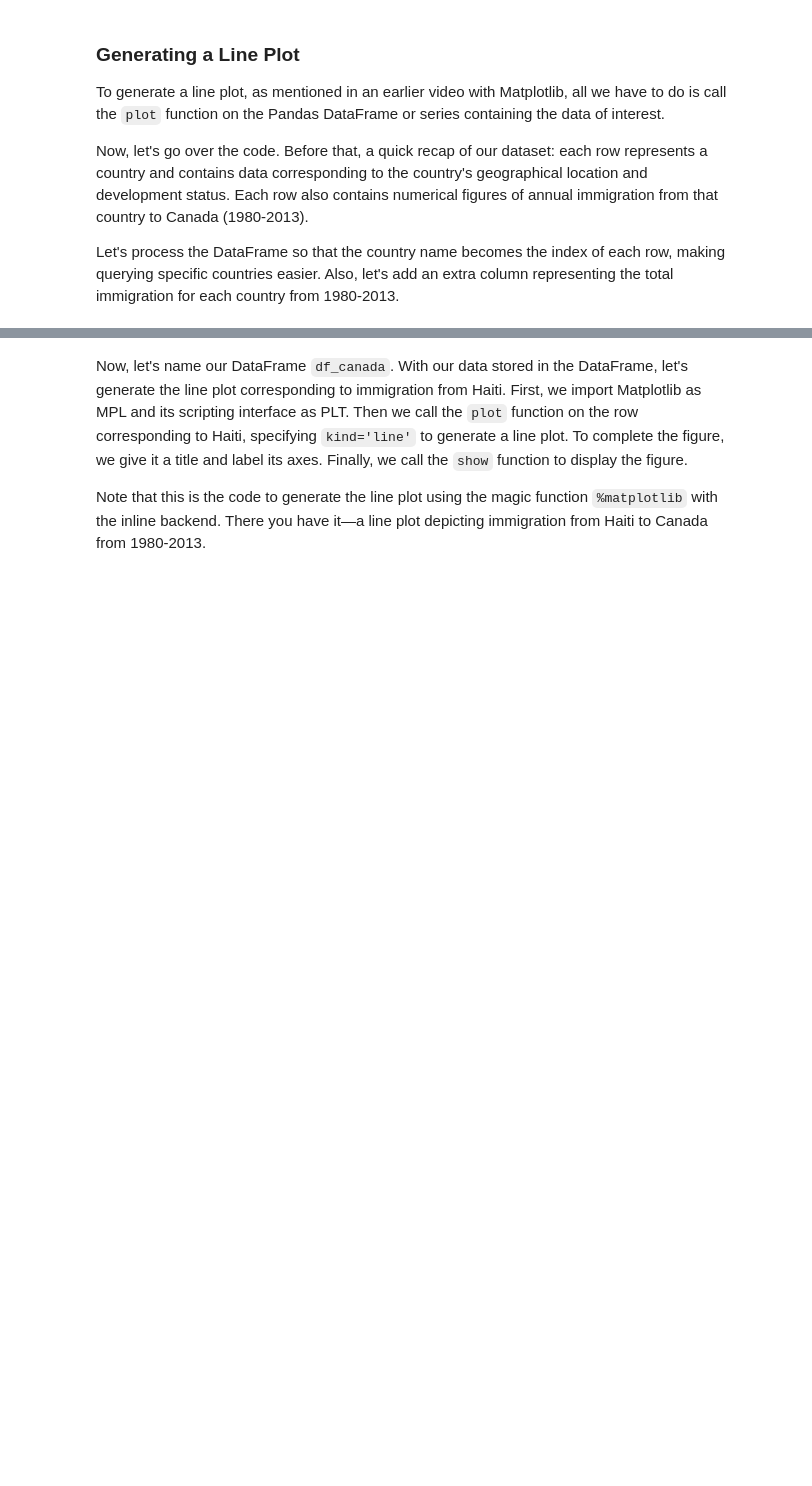
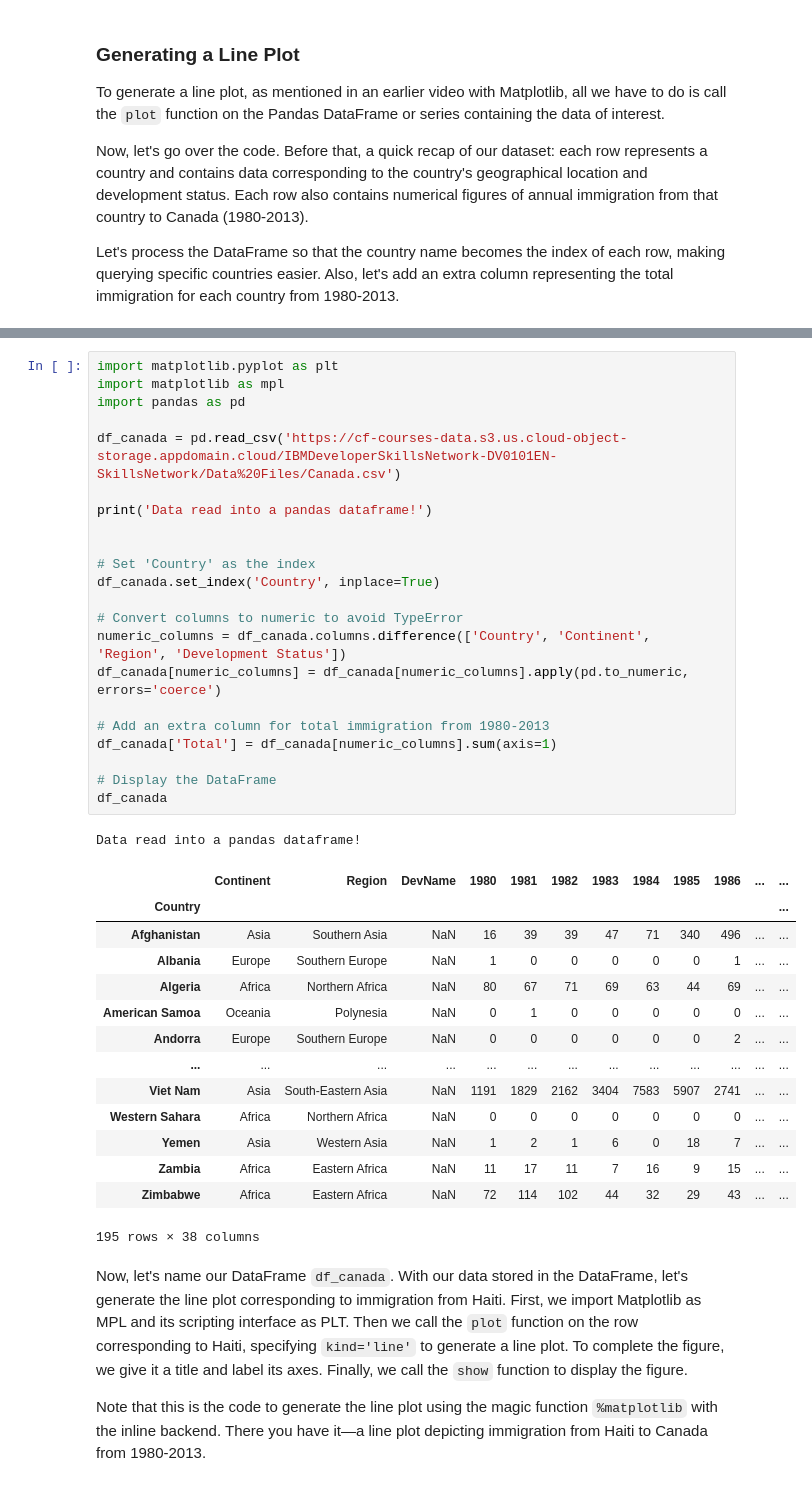
Before and after one commit to ujjwaltyagi2000/ibm-data-science, a Jupyter notebook: Data Visualization/line-plots.ipynb, the cells around one changed output, grey strips where cells are left out. Cells and saved outputs as stored; diff of their text form; blank space fills up the shorter version.

```diff
--- a/Data Visualization/line-plots.ipynb
+++ b/Data Visualization/line-plots.ipynb
@@ -91,3 +10,41 @@ df_canada
+# %%
+import matplotlib.pyplot as plt
+import matplotlib as mpl
+import pandas as pd
+
+df_canada = pd.read_csv('https://cf-courses-data.s3.us.cloud-object-storage.appdomain.cloud/IBMDeveloperSkillsNetwork-DV0101EN-SkillsNetwork/Data%20Files/Canada.csv')
+
+print('Data read into a pandas dataframe!')
+
+
+# Set 'Country' as the index
+df_canada.set_index('Country', inplace=True)
+
+# Convert columns to numeric to avoid TypeError
+numeric_columns = df_canada.columns.difference(['Country', 'Continent', 'Region', 'Development Status'])
+df_canada[numeric_columns] = df_canada[numeric_columns].apply(pd.to_numeric, errors='coerce')
+
+# Add an extra column for total immigration from 1980-2013
+df_canada['Total'] = df_canada[numeric_columns].sum(axis=1)
+
+# Display the DataFrame
+df_canada
+# %% [output]
+Data read into a pandas dataframe!
+|  | Continent | Region | DevName | 1980 | 1981 | 1982 | 1983 | 1984 | 1985 | 1986 | ... | ... |
+| Country |  |  |  |  |  |  |  |  |  |  |  | ... |
+| Afghanistan | Asia | Southern Asia | NaN | 16 | 39 | 39 | 47 | 71 | 340 | 496 | ... | ... |
+| Albania | Europe | Southern Europe | NaN | 1 | 0 | 0 | 0 | 0 | 0 | 1 | ... | ... |
+| Algeria | Africa | Northern Africa | NaN | 80 | 67 | 71 | 69 | 63 | 44 | 69 | ... | ... |
+| American Samoa | Oceania | Polynesia | NaN | 0 | 1 | 0 | 0 | 0 | 0 | 0 | ... | ... |
+| Andorra | Europe | Southern Europe | NaN | 0 | 0 | 0 | 0 | 0 | 0 | 2 | ... | ... |
+| ... | ... | ... | ... | ... | ... | ... | ... | ... | ... | ... | ... | ... |
+| Viet Nam | Asia | South-Eastern Asia | NaN | 1191 | 1829 | 2162 | 3404 | 7583 | 5907 | 2741 | ... | ... |
+| Western Sahara | Africa | Northern Africa | NaN | 0 | 0 | 0 | 0 | 0 | 0 | 0 | ... | ... |
+| Yemen | Asia | Western Asia | NaN | 1 | 2 | 1 | 6 | 0 | 18 | 7 | ... | ... |
+| Zambia | Africa | Eastern Africa | NaN | 11 | 17 | 11 | 7 | 16 | 9 | 15 | ... | ... |
+| Zimbabwe | Africa | Eastern Africa | NaN | 72 | 114 | 102 | 44 | 32 | 29 | 43 | ... | ... |
+195 rows × 38 columns
 # %% [markdown]
 Now, let's name our DataFrame `df_canada`. With our data stored in the DataFrame, let's generate the line plot corresponding to immigration from Haiti. First, we import Matplotlib as MPL and its scripting interface as PLT. Then we call the `plot` function on the row corresponding to Haiti, specifying `kind='line'` to generate a line plot. To complete the figure, we give it a title and label its axes. Finally, we call the `show` function to display the figure.
 
```
Also changed, not shown: parts of 4 cells of this notebook.
